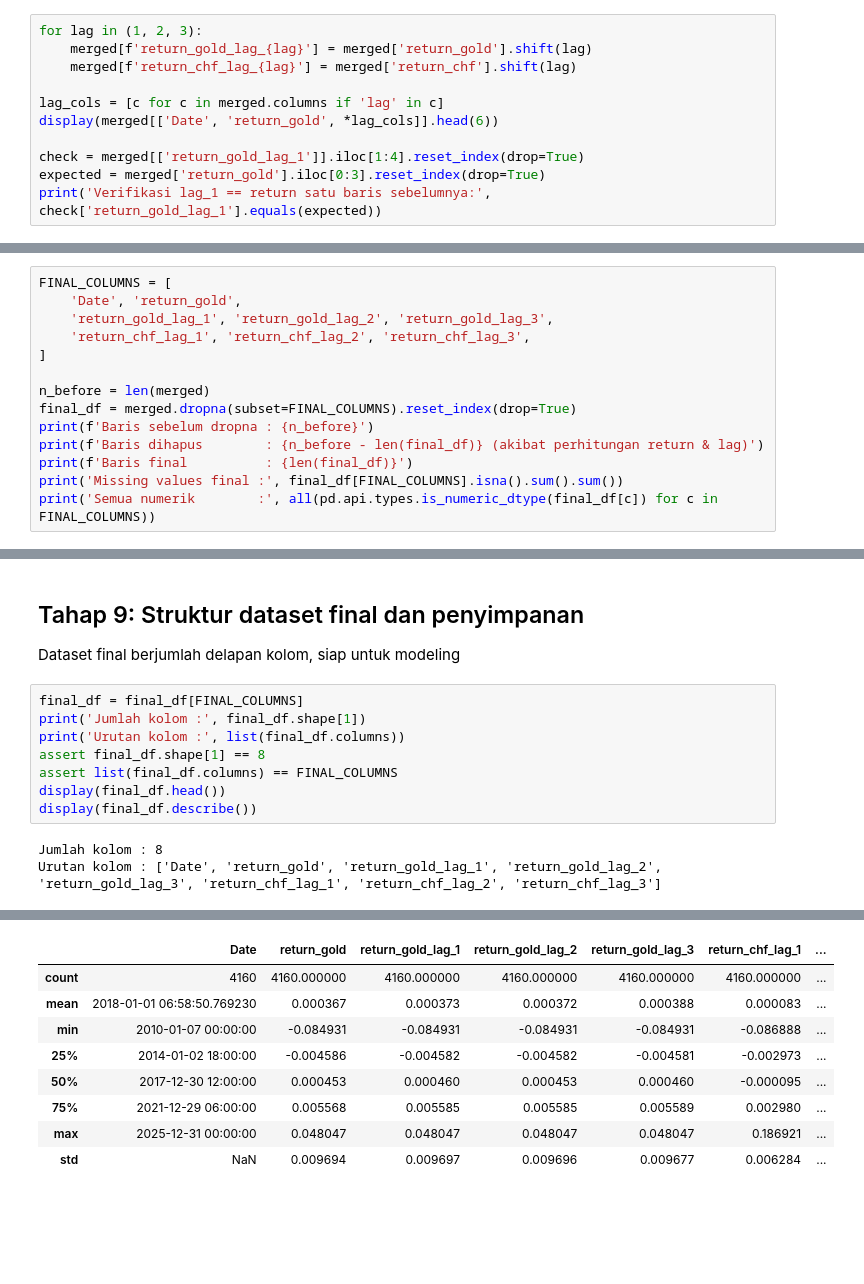
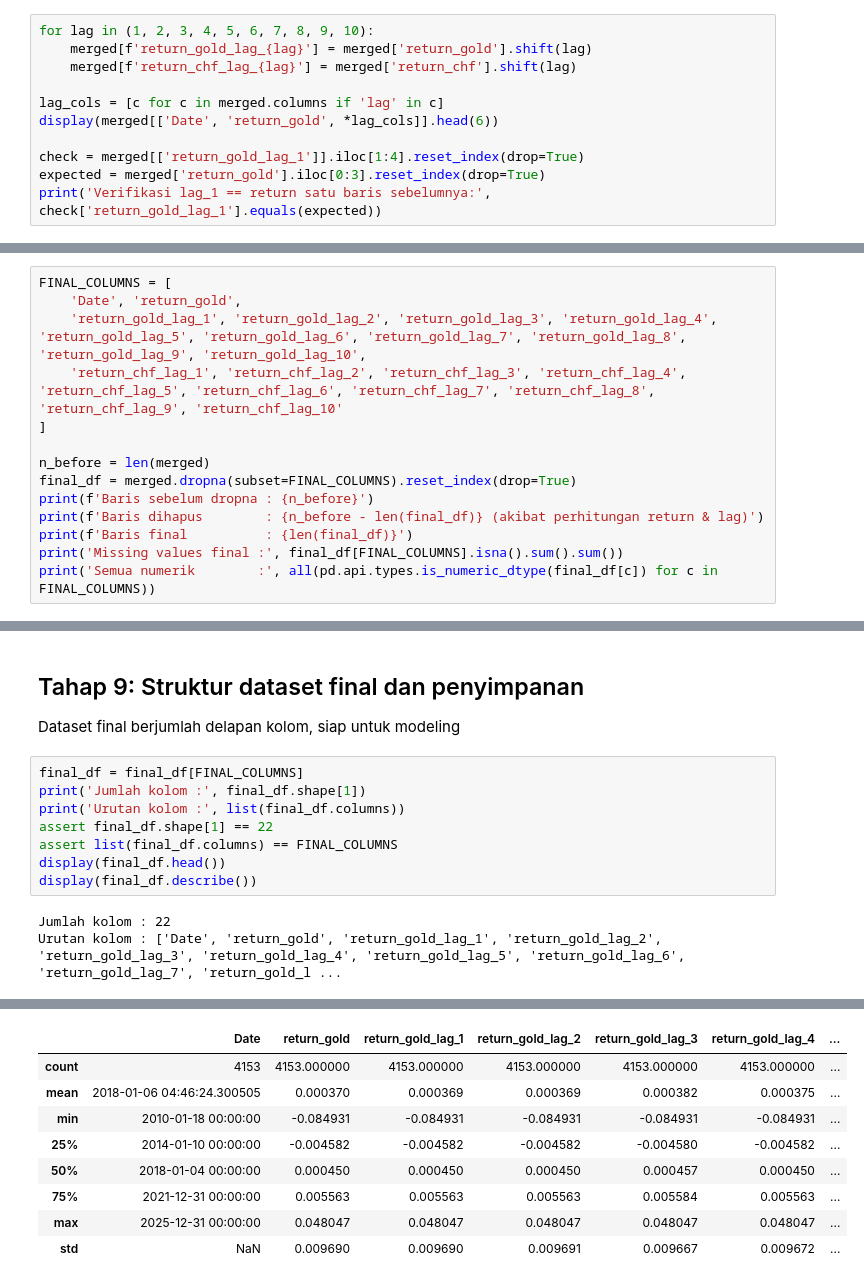
Before and after one commit to Valentino812/Dicoding_Sistem_Machine-Learning_eksperimen_SML_Mika_Valentino, a Jupyter notebook: preprocessing/Eksperimen_Mika-Valentino.ipynb, the cells around one changed output, grey strips where cells are left out. Cells and saved outputs as stored; diff of their text form; blank space fills up the shorter version.

```diff
--- a/preprocessing/Eksperimen_Mika-Valentino.ipynb
+++ b/preprocessing/Eksperimen_Mika-Valentino.ipynb
@@ -511,6 +511,6 @@ Return kosong (baris pertama):
 Fitur lag adalah nilai dari suatu variabel pada periode sebelumnya. Maka fitur return lag mengartikan nilai return dari periode sebelumnya
 # %%
-for lag in (1, 2, 3):
+for lag in (1, 2, 3, 4, 5, 6, 7, 8, 9, 10):
     merged[f'return_gold_lag_{lag}'] = merged['return_gold'].shift(lag)
     merged[f'return_chf_lag_{lag}'] = merged['return_chf'].shift(lag)
 
@@ -534,8 +534,8 @@ Verifikasi lag_1 == return satu baris sebelumnya: True
 # %%
 FINAL_COLUMNS = [
     'Date', 'return_gold',
-    'return_gold_lag_1', 'return_gold_lag_2', 'return_gold_lag_3',
-    'return_chf_lag_1', 'return_chf_lag_2', 'return_chf_lag_3',
+    'return_gold_lag_1', 'return_gold_lag_2', 'return_gold_lag_3', 'return_gold_lag_4', 'return_gold_lag_5', 'return_gold_lag_6', 'return_gold_lag_7', 'return_gold_lag_8', 'return_gold_lag_9', 'return_gold_lag_10',
+    'return_chf_lag_1', 'return_chf_lag_2', 'return_chf_lag_3', 'return_chf_lag_4', 'return_chf_lag_5', 'return_chf_lag_6', 'return_chf_lag_7', 'return_chf_lag_8', 'return_chf_lag_9', 'return_chf_lag_10'
 ]
 
 n_before = len(merged)
@@ -558,10 +558,10 @@ Dataset final berjumlah delapan kolom, siap untuk modeling
 final_df = final_df[FINAL_COLUMNS]
 print('Jumlah kolom :', final_df.shape[1])
 print('Urutan kolom :', list(final_df.columns))
-assert final_df.shape[1] == 8
+assert final_df.shape[1] == 22
 assert list(final_df.columns) == FINAL_COLUMNS
 display(final_df.head())
 display(final_df.describe())
 # %% [output]
-Jumlah kolom : 8
-Urutan kolom : ['Date', 'return_gold', 'return_gold_lag_1', 'return_gold_lag_2', 'return_gold_lag_3', 'return_chf_lag_1', 'return_chf_lag_2', 'return_chf_lag_3']
+Jumlah kolom : 22
+Urutan kolom : ['Date', 'return_gold', 'return_gold_lag_1', 'return_gold_lag_2', 'return_gold_lag_3', 'return_gold_lag_4', 'return_gold_lag_5', 'return_gold_lag_6', 'return_gold_lag_7', 'return_gold_l ...
@@ -574,12 +574,12 @@ Urutan kolom : ['Date', 'return_gold', 'return_gold_lag_1', 'return_gold_lag_2',
-|  | Date | return_gold | return_gold_lag_1 | return_gold_lag_2 | return_gold_lag_3 | return_chf_lag_1 | ... |
-| count | 4160 | 4160.000000 | 4160.000000 | 4160.000000 | 4160.000000 | 4160.000000 | ... |
-| mean | 2018-01-01 06:58:50.769230 | 0.000367 | 0.000373 | 0.000372 | 0.000388 | 0.000083 | ... |
-| min | 2010-01-07 00:00:00 | -0.084931 | -0.084931 | -0.084931 | -0.084931 | -0.086888 | ... |
-| 25% | 2014-01-02 18:00:00 | -0.004586 | -0.004582 | -0.004582 | -0.004581 | -0.002973 | ... |
-| 50% | 2017-12-30 12:00:00 | 0.000453 | 0.000460 | 0.000453 | 0.000460 | -0.000095 | ... |
-| 75% | 2021-12-29 06:00:00 | 0.005568 | 0.005585 | 0.005585 | 0.005589 | 0.002980 | ... |
-| max | 2025-12-31 00:00:00 | 0.048047 | 0.048047 | 0.048047 | 0.048047 | 0.186921 | ... |
-| std | NaN | 0.009694 | 0.009697 | 0.009696 | 0.009677 | 0.006284 | ... |
+|  | Date | return_gold | return_gold_lag_1 | return_gold_lag_2 | return_gold_lag_3 | return_gold_lag_4 | ... |
+| count | 4153 | 4153.000000 | 4153.000000 | 4153.000000 | 4153.000000 | 4153.000000 | ... |
+| mean | 2018-01-06 04:46:24.300505 | 0.000370 | 0.000369 | 0.000369 | 0.000382 | 0.000375 | ... |
+| min | 2010-01-18 00:00:00 | -0.084931 | -0.084931 | -0.084931 | -0.084931 | -0.084931 | ... |
+| 25% | 2014-01-10 00:00:00 | -0.004582 | -0.004582 | -0.004582 | -0.004580 | -0.004582 | ... |
+| 50% | 2018-01-04 00:00:00 | 0.000450 | 0.000450 | 0.000450 | 0.000457 | 0.000450 | ... |
+| 75% | 2021-12-31 00:00:00 | 0.005563 | 0.005563 | 0.005563 | 0.005584 | 0.005563 | ... |
+| max | 2025-12-31 00:00:00 | 0.048047 | 0.048047 | 0.048047 | 0.048047 | 0.048047 | ... |
+| std | NaN | 0.009690 | 0.009690 | 0.009691 | 0.009667 | 0.009672 | ... |
 # %%
 final_df.to_csv(OUTPUT_PATH, index=False)
 print('Dataset final disimpan di:', OUTPUT_PATH)
```
Also changed, not shown: parts of 4 cells of this notebook, 2 other files.
